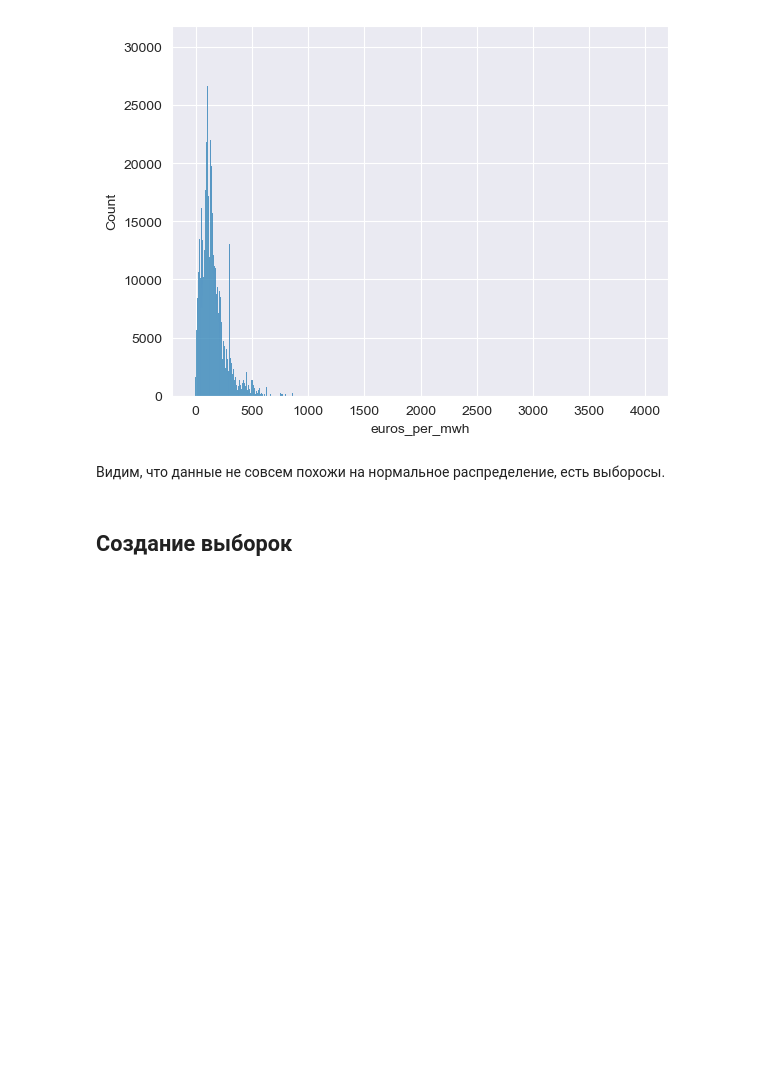
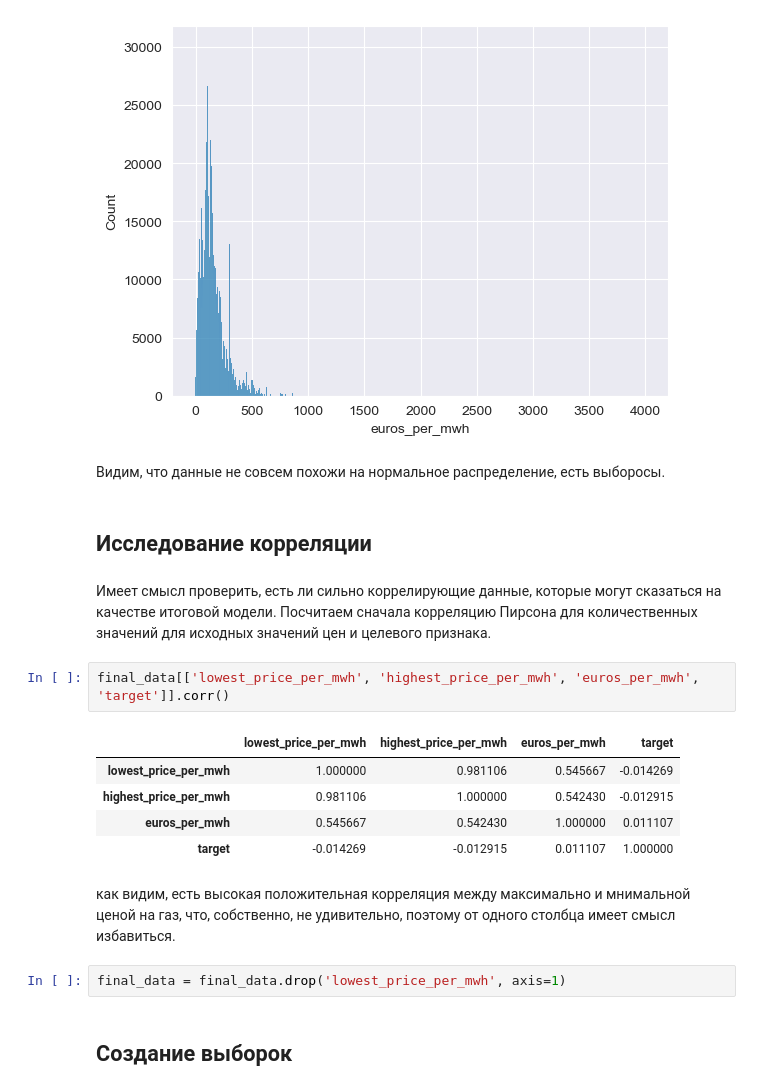
Before and after one commit to themjdex/energy-behavior-predictions, a Jupyter notebook: Enefit.ipynb, the cells around one changed output. Drawn from its saved outputs; the diff is of its cells as text; blank space fills up the shorter version.

Commit message:
corr analysis, end preprocess

```diff
--- a/Enefit.ipynb
+++ b/Enefit.ipynb
@@ -715,5 +710,21 @@ sns.histplot(data=final_data, x=final_data['euros_per_mwh']);
 [figure]
 # %% [markdown]
 Видим, что данные не совсем похожи на нормальное распределение, есть выборосы.
+# %% [markdown]
+## Исследование корреляции
+# %% [markdown]
+Имеет смысл проверить, есть ли сильно коррелирующие данные, которые могут сказаться на качестве итоговой модели. Посчитаем сначала корреляцию Пирсона для количественных значений для исходных значений цен и целевого признака.
+# %%
+final_data[['lowest_price_per_mwh', 'highest_price_per_mwh', 'euros_per_mwh', 'target']].corr()
+# %% [output]
+|  | lowest_price_per_mwh | highest_price_per_mwh | euros_per_mwh | target |
+| lowest_price_per_mwh | 1.000000 | 0.981106 | 0.545667 | -0.014269 |
+| highest_price_per_mwh | 0.981106 | 1.000000 | 0.542430 | -0.012915 |
+| euros_per_mwh | 0.545667 | 0.542430 | 1.000000 | 0.011107 |
+| target | -0.014269 | -0.012915 | 0.011107 | 1.000000 |
+# %% [markdown]
+как видим, есть высокая положительная корреляция между максимально и мнимальной ценой на газ, что, собственно, не удивительно, поэтому от одного столбца имеет смысл избавиться.
+# %%
+final_data = final_data.drop('lowest_price_per_mwh', axis=1)
 # %% [markdown]
 ## Создание выборок
```
Also changed, not shown: parts of 21 cells of this notebook.
